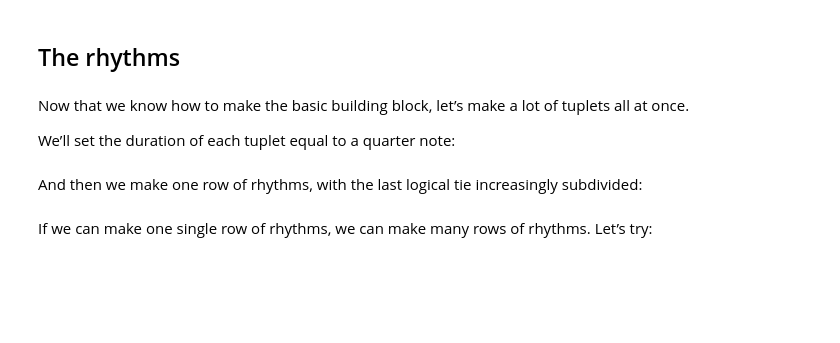
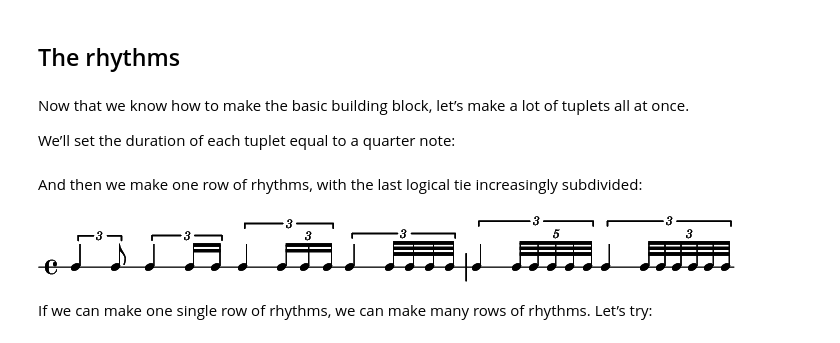
Before and after one commit to tiagoantao/abjad-ipython, a Jupyter notebook: notebooks/Ferneyhough - Unsichtbare Farben.ipynb, the cells around one changed output. Saved outputs shown, nothing was run; the diff lists cells and outputs as text; code cells hidden in the pictures; blank space fills up the shorter version.

```diff
--- a/notebooks/Ferneyhough - Unsichtbare Farben.ipynb
+++ b/notebooks/Ferneyhough - Unsichtbare Farben.ipynb
@@ -104,8 +125,10 @@ def make_row_of_nested_tuplets(
     return row_of_nested_tuplets
 # %%
 tuplets = make_row_of_nested_tuplets(duration, (2, 1), 6)
-staff = scoretools.RhythmicStaff(tuplets)
+staff = scoretools.Staff(tuplets, context_name='RhythmicStaff')
 show(staff)
+# %% [output]
+[figure, added]
 # %% [markdown]
 If we can make one single row of rhythms, we can make many rows of rhythms. Let’s try:
 # %%
```
Also changed, not shown: parts of 14 cells of this notebook.
